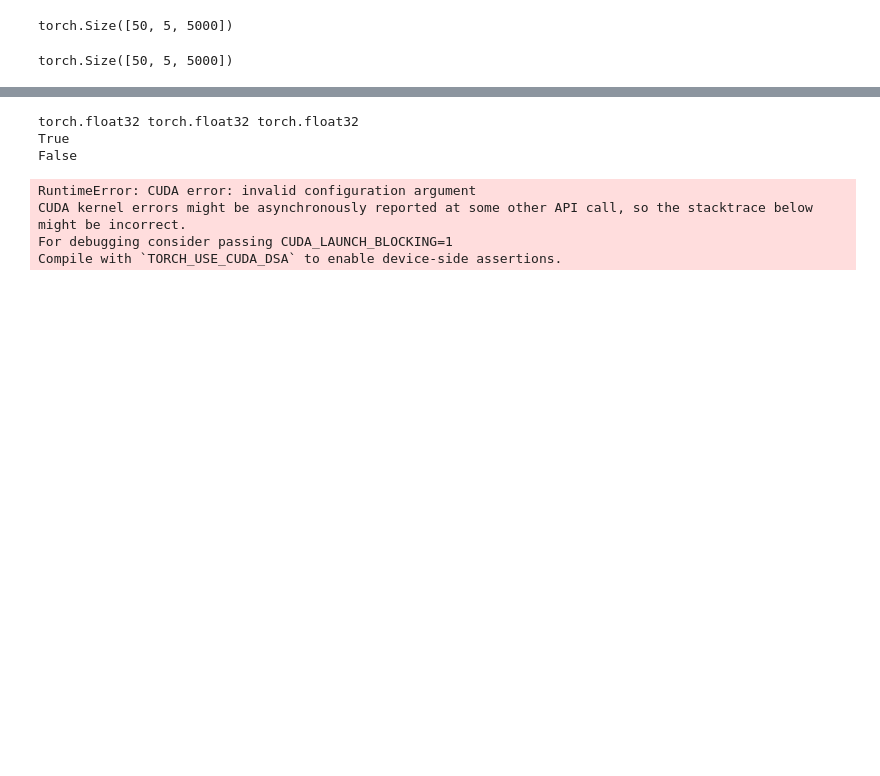
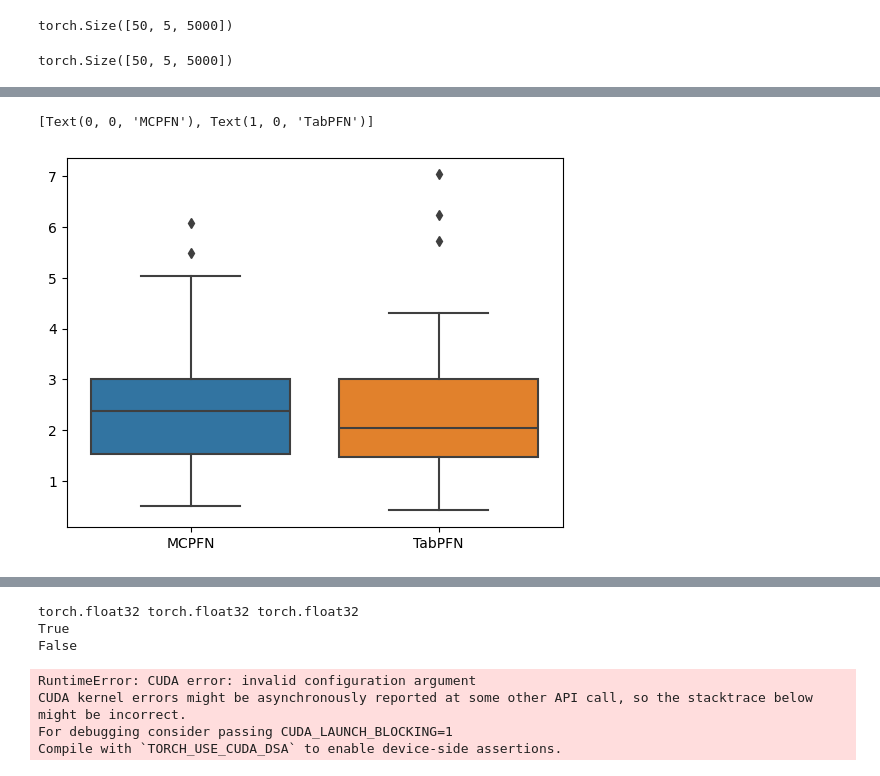
Before and after one commit to jacobf18/tabular, a Jupyter notebook: mcpfn/tests.ipynb, the cells around one changed output, grey strips where cells are left out. Cells and saved outputs as stored; diff of their text form; code cells hidden in the pictures; blank space fills up the shorter version.

```diff
--- a/mcpfn/tests.ipynb
+++ b/mcpfn/tests.ipynb
@@ -208,0 +241,14 @@ TabPFNRegressor(device='cuda')
+# %%
+import pickle
+
+mcpfn_errors = pickle.load(open('mcpfn_errors.pkl', 'rb'))
+tabpfn_errors = pickle.load(open('tabpfn_errors.pkl', 'rb'))
+
+# Create box and whisker plot
+import seaborn as sns
+
+ax = sns.boxplot(data=[mcpfn_errors, tabpfn_errors])
+ax.set_xticklabels(['MCPFN', 'TabPFN'])
+# %% [output]
+[Text(0, 0, 'MCPFN'), Text(1, 0, 'TabPFN')]
+[figure, added]
```
Also changed, not shown: parts of 16 cells of this notebook, 5 other files.
